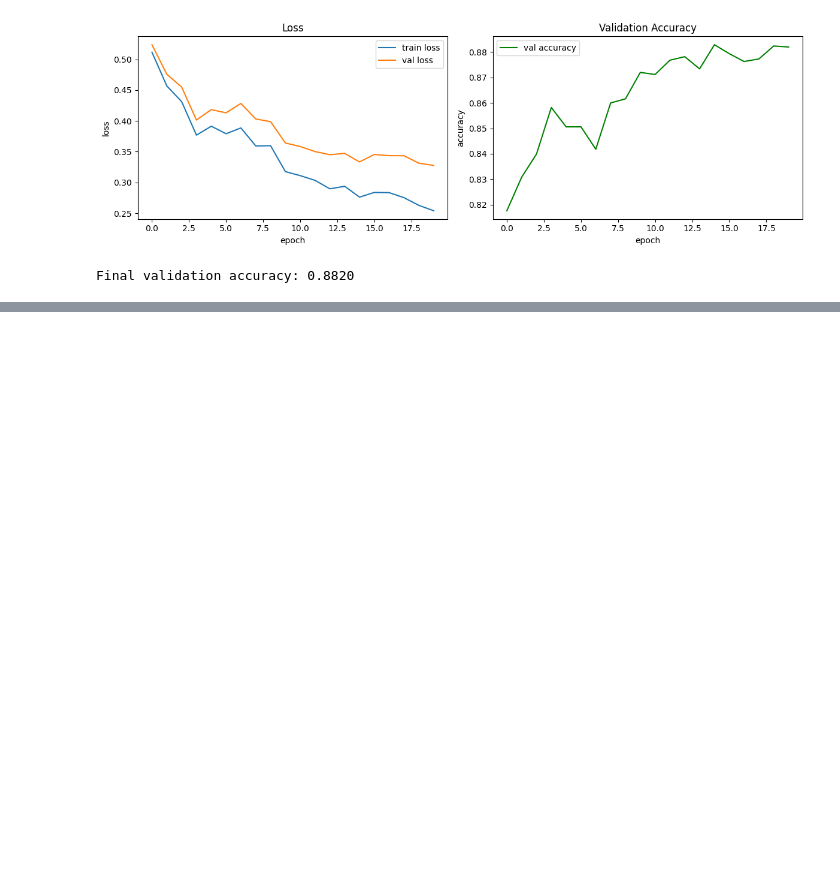
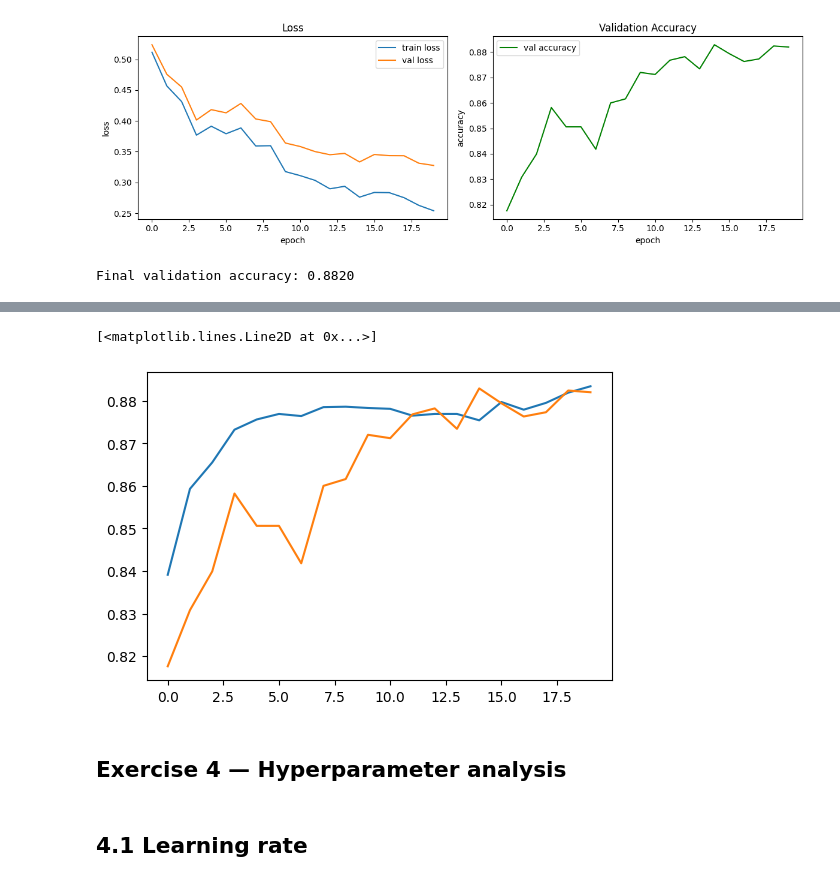
Before and after one commit to Arexreva/Arexprix, a Jupyter notebook: Untitled0.ipynb, the cells around one changed output, grey strips where cells are left out. Saved outputs shown, nothing was run; the diff lists cells and outputs as text; code cells hidden in the pictures; blank space fills up the shorter version.

```diff
--- a/Untitled0.ipynb
+++ b/Untitled0.ipynb
@@ -265,0 +399,20 @@ My NumPy network uses a single fixed hyperparameter configuration with plain SGD
+# %%
+def build_baseline_model():
+    model = tf.keras.Sequential([
+        tf.keras.layers.Input(shape=(784,)),
+        tf.keras.layers.Dense(128, activation="relu", kernel_initializer="he_normal"),
+        tf.keras.layers.Dense(10, activation="softmax")
+    ])
+    model.compile(optimizer=tf.keras.optimizers.Adam(learning_rate=1e-3),
+                  loss="categorical_crossentropy",
+                  metrics=["accuracy"])
+    return model
+
+baseline_model = build_baseline_model()
+baseline_model.summary()
+
+history_baseline = baseline_model.fit(
+    X_train_k, y_train_k,
+    validation_data=(X_val_k, y_val_k),
+    epochs=20, batch_size=128, verbose=1
+)
@@ -265,0 +448,11 @@ My NumPy network uses a single fixed hyperparameter configuration with plain SGD
+# %%
+plt.figure(figsize=(6,4))
+plt.plot(history_baseline.history["val_accuracy"], label="Keras baseline")
+plt.plot(history["val_acc"], label="NumPy from-scratch")   # from Exercise 1
+# %% [output]
+[<matplotlib.lines.Line2D at 0x...>]
+[figure, added]
+# %% [markdown]
+## Exercise 4 — Hyperparameter analysis
+# %% [markdown]
+## 4.1 Learning rate
```
Also changed, not shown: parts of 47 cells of this notebook.
